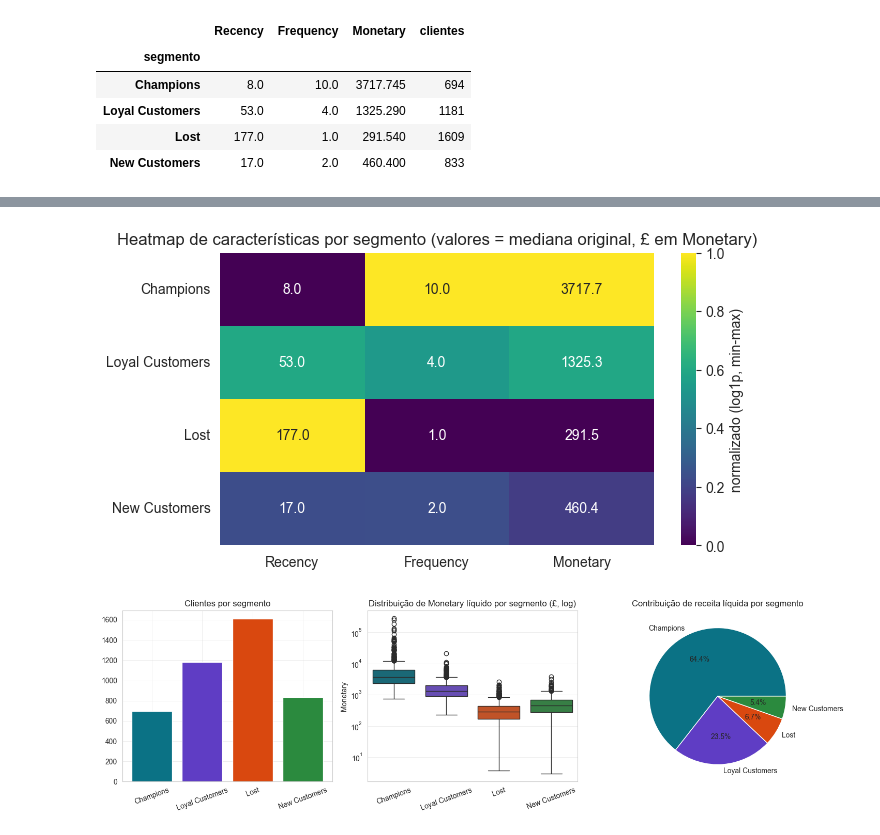
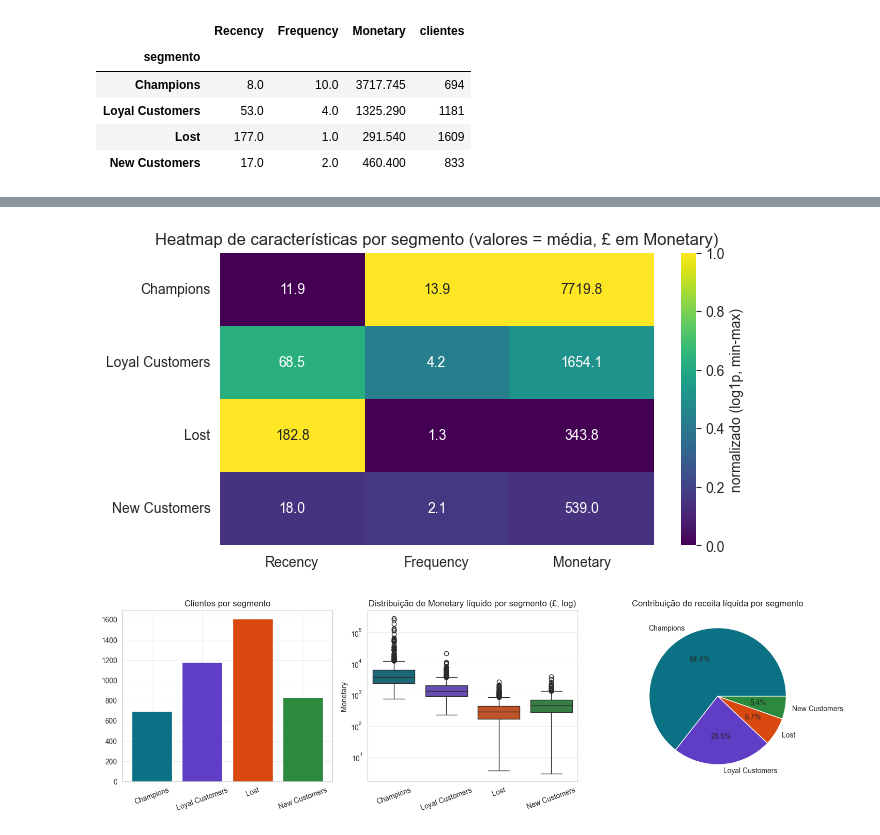
Before and after one commit to dzpoa/unisinos-segmentacao-clientes-rfm, a Jupyter notebook: segmentacao_clientes.ipynb, the cells around one changed output, grey strips where cells are left out. Saved outputs shown, nothing was run; the diff lists cells and outputs as text; code cells hidden in the pictures.

Commit message:
fix: heatmap com médias por segmento, conforme enunciado

```diff
--- a/segmentacao_clientes.ipynb
+++ b/segmentacao_clientes.ipynb
@@ -989,12 +993,16 @@ perfil_rfm.assign(clientes=rfm["segmento"].value_counts())
 # %%
+media_rfm = rfm.groupby("segmento")[FEATURES].mean().loc[ORDEM_SEG]
+media_log = np.log1p(media_rfm)
+media_norm = (media_log - media_log.min()) / (media_log.max() - media_log.min())
+
 fig, ax = plt.subplots(figsize=(7, 3.8))
-sns.heatmap(perfil_norm, annot=perfil_rfm.round(1), fmt="", cmap="viridis", ax=ax,
+sns.heatmap(media_norm, annot=media_rfm.round(1), fmt="", cmap="viridis", ax=ax,
             cbar_kws={"label": "normalizado (log1p, min-max)"})
-ax.set_title("Heatmap de características por segmento (valores = mediana original, £ em Monetary)")
+ax.set_title("Heatmap de características por segmento (valores = média, £ em Monetary)")
 ax.set_ylabel("")
 plt.show()
 # %% [output]
-[figure, old version]
+[figure, new version]
 # %%
 fig, axes = plt.subplots(1, 3, figsize=(15, 4.4))
 cores_ordem = [COR_SEG[s] for s in ORDEM_SEG]
```
Also changed, not shown: parts of 2 cells of this notebook.
